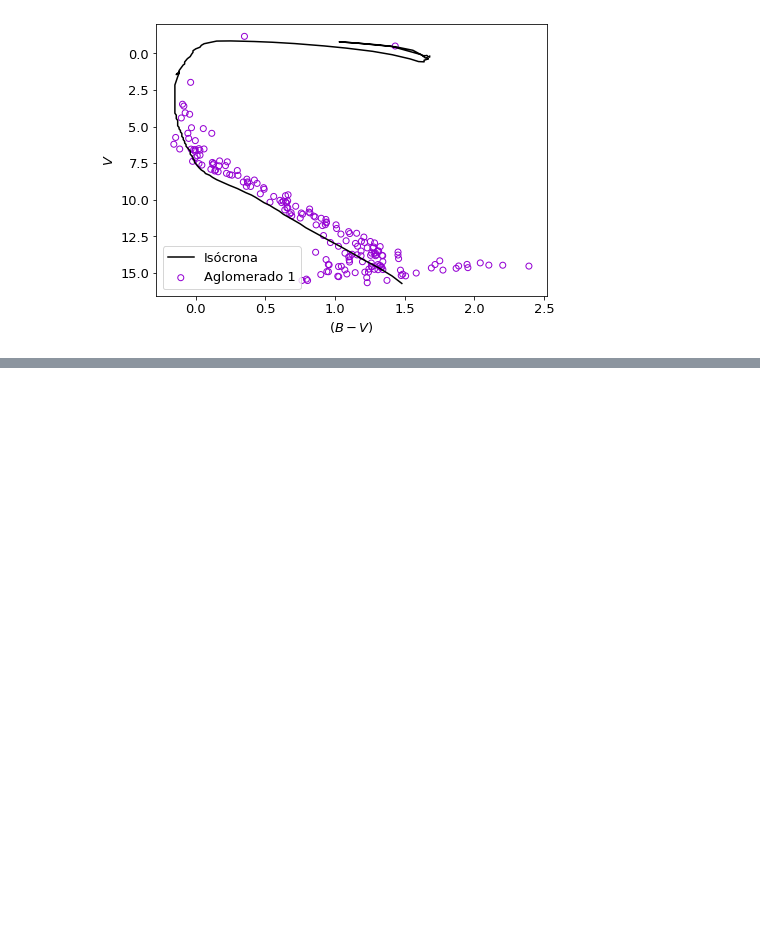
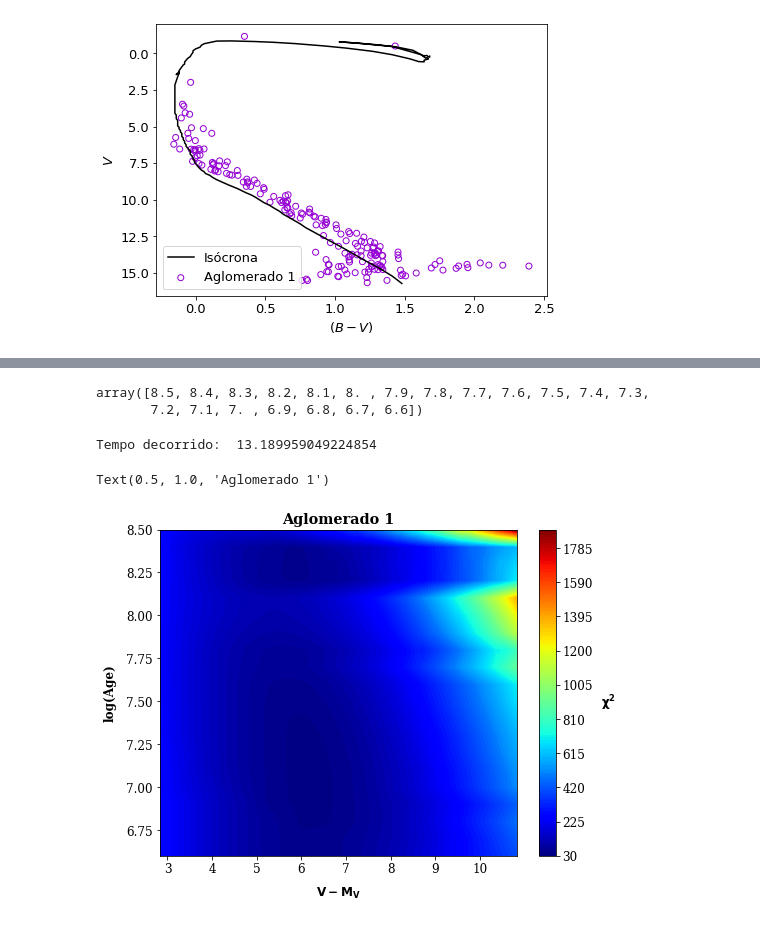
Before and after one commit to jppirest/mw_substructures, a Jupyter notebook: dados/Ag_Simulados/P2/1.ipynb, the cells around one changed output, grey strips where cells are left out. Saved outputs shown, nothing was run; the diff lists cells and outputs as text; code cells hidden in the pictures; blank space fills up the shorter version.

```diff
--- a/dados/Ag_Simulados/P2/1.ipynb
+++ b/dados/Ag_Simulados/P2/1.ipynb
@@ -250,0 +230,73 @@ Power_divergenceResult(statistic=1.4295501453014374, pvalue=1.0)
+# %%
+newage = age[30:50]
+newage
+# %% [output]
+array([8.5, 8.4, 8.3, 8.2, 8.1, 8. , 7.9, 7.8, 7.7, 7.6, 7.5, 7.4, 7.3,
+       7.2, 7.1, 7. , 6.9, 6.8, 6.7, 6.6])
+# %%
+Xaglo = i1['B-V']
+Yaglo = i1['V']
+AGLO = np.vstack((Xaglo,Yaglo)).T
+
+Beauchamp_n_ages = np.zeros((len(newage),len(modulo_distancia)))
+chisquared_n_ages = np.zeros((len(newage),len(modulo_distancia)))
+
+start = time.time()
+for w in range(len(newage)):
+  data = iso[iso['log(Age)'] == newage[w]]
+  Yiso = np.zeros((len(modulo_distancia), len(data)))
+  for k in range(len(modulo_distancia)):
+    Yiso[k] = data['Mv'] + modulo_distancia[k]
+  Xiso = np.zeros_like(Yiso)
+  Xiso[:] = data['(B-V)o'] + E
+  ISO = np.dstack((Xiso,Yiso))
+  ISO = np.unique(ISO,axis=1)
+  chisquared = np.zeros_like(modulo_distancia)
+  Beauchamp = np.zeros_like(modulo_distancia)
+  for i in range(len(ISO)):
+    for j in range(len(AGLO)):
+      C,D = jpt(AGLO[j],ISO[i])
+      final = frayn(ISO[i][C], ISO[i][D],AGLO[j])
+      chisquared_n_ages[w][i] += final
+      Beauchamp_n_ages[w][i] += final*10**(-0.4*AGLO[j][1])
+
+end = time.time()
+print('Tempo decorrido: ', end-start)
+# %% [output]
+Tempo decorrido:  13.189959049224854
+# %%
+plt.rc('xtick', labelsize=12)
+plt.rc('ytick', labelsize=12)
+
+font = {'family' : 'serif',
+        'weight' : 'normal',
+        'size'   : 12}
+
+plt.rc('font', **font)
+
+
+import matplotlib.cm as cm
+from mpl_toolkits.axes_grid1 import ImageGrid
+
+z = chisquared_n_ages
+x = modulo_distancia
+y = newage
+
+# Set colomap
+cmap = cm.get_cmap('jet')
+cmap = cm.jet
+
+fig,ax = plt.subplots(figsize=(8,6)) #(figsize=(10,8))
+levels = len(modulo_distancia)
+im  = ax.contourf(x, y, z, levels= levels, antialiased=False, cmap=cmap)
+
+
+cbar = fig.colorbar(im)
+cbar.set_label(r'$ \mathbf{\chi^2}$', fontweight = 'bold', rotation=0, labelpad=15)
+ax.set_xlabel(r'$ \mathbf{V - M_V}$', fontweight = 'bold', labelpad=10)
+ax.set_ylabel('log(Age)', fontweight = 'bold', labelpad=10)
+ax.set_title('Aglomerado 1', fontweight = 'bold')
+#plt.savefig('ag1_colourfill_teste_chi.png', format = 'png')
+# %% [output]
+Text(0.5, 1.0, 'Aglomerado 1')
+[figure, added]
```
Also changed, not shown: parts of 28 cells of this notebook.
